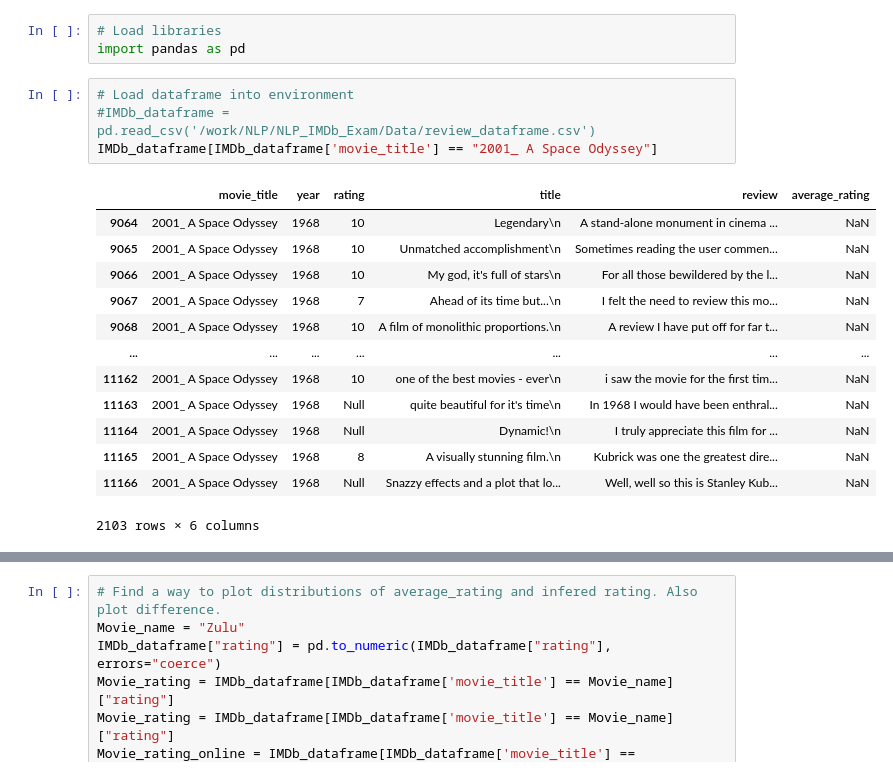
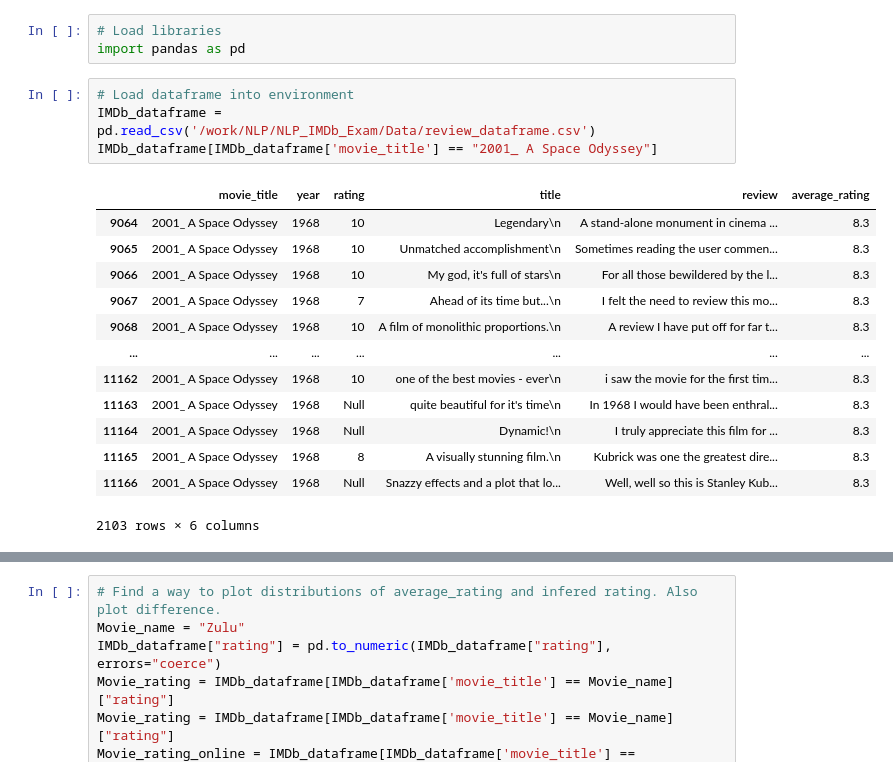
Before and after one commit to lauritswl/NLP_IMDb_Exam, a Jupyter notebook: Scripts/Data_Cleaning.ipynb, the cells around one changed output, grey strips where cells are left out. Drawn from its saved outputs; the diff is of its cells as text.

```diff
--- a/Scripts/Data_Cleaning.ipynb
+++ b/Scripts/Data_Cleaning.ipynb
@@ -3,21 +3,21 @@
 import pandas as pd
 # %%
 # Load dataframe into environment
-#IMDb_dataframe = pd.read_csv('/work/NLP/NLP_IMDb_Exam/Data/review_dataframe.csv')
+IMDb_dataframe = pd.read_csv('/work/NLP/NLP_IMDb_Exam/Data/review_dataframe.csv')
 IMDb_dataframe[IMDb_dataframe['movie_title'] == "2001_ A Space Odyssey"]
 # %% [output]
 |  | movie_title | year | rating | title | review | average_rating |
-| 9064 | 2001_ A Space Odyssey | 1968 | 10 | Legendary\n | A stand-alone monument in cinema ... | NaN |
-| 9065 | 2001_ A Space Odyssey | 1968 | 10 | Unmatched accomplishment\n | Sometimes reading the user commen... | NaN |
-| 9066 | 2001_ A Space Odyssey | 1968 | 10 | My god, it's full of stars\n | For all those bewildered by the l... | NaN |
-| 9067 | 2001_ A Space Odyssey | 1968 | 7 | Ahead of its time but...\n | I felt the need to review this mo... | NaN |
-| 9068 | 2001_ A Space Odyssey | 1968 | 10 | A film of monolithic proportions.\n | A review I have put off for far t... | NaN |
+| 9064 | 2001_ A Space Odyssey | 1968 | 10 | Legendary\n | A stand-alone monument in cinema ... | 8.3 |
+| 9065 | 2001_ A Space Odyssey | 1968 | 10 | Unmatched accomplishment\n | Sometimes reading the user commen... | 8.3 |
+| 9066 | 2001_ A Space Odyssey | 1968 | 10 | My god, it's full of stars\n | For all those bewildered by the l... | 8.3 |
+| 9067 | 2001_ A Space Odyssey | 1968 | 7 | Ahead of its time but...\n | I felt the need to review this mo... | 8.3 |
+| 9068 | 2001_ A Space Odyssey | 1968 | 10 | A film of monolithic proportions.\n | A review I have put off for far t... | 8.3 |
 | ... | ... | ... | ... | ... | ... | ... |
-| 11162 | 2001_ A Space Odyssey | 1968 | 10 | one of the best movies - ever\n | i saw the movie for the first tim... | NaN |
-| 11163 | 2001_ A Space Odyssey | 1968 | Null | quite beautiful for it's time\n | In 1968 I would have been enthral... | NaN |
-| 11164 | 2001_ A Space Odyssey | 1968 | Null | Dynamic!\n | I truly appreciate this film for ... | NaN |
-| 11165 | 2001_ A Space Odyssey | 1968 | 8 | A visually stunning film.\n | Kubrick was one the greatest dire... | NaN |
-| 11166 | 2001_ A Space Odyssey | 1968 | Null | Snazzy effects and a plot that lo... | Well, well so this is Stanley Kub... | NaN |
+| 11162 | 2001_ A Space Odyssey | 1968 | 10 | one of the best movies - ever\n | i saw the movie for the first tim... | 8.3 |
+| 11163 | 2001_ A Space Odyssey | 1968 | Null | quite beautiful for it's time\n | In 1968 I would have been enthral... | 8.3 |
+| 11164 | 2001_ A Space Odyssey | 1968 | Null | Dynamic!\n | I truly appreciate this film for ... | 8.3 |
+| 11165 | 2001_ A Space Odyssey | 1968 | 8 | A visually stunning film.\n | Kubrick was one the greatest dire... | 8.3 |
+| 11166 | 2001_ A Space Odyssey | 1968 | Null | Snazzy effects and a plot that lo... | Well, well so this is Stanley Kub... | 8.3 |
 2103 rows × 6 columns
 # %%
 print(f"Total amount of 'Null'-ratings: {sum(IMDb_dataframe['rating']=="Null")}")
```
Also changed, not shown: parts of 10 cells of this notebook, 2 other files.
